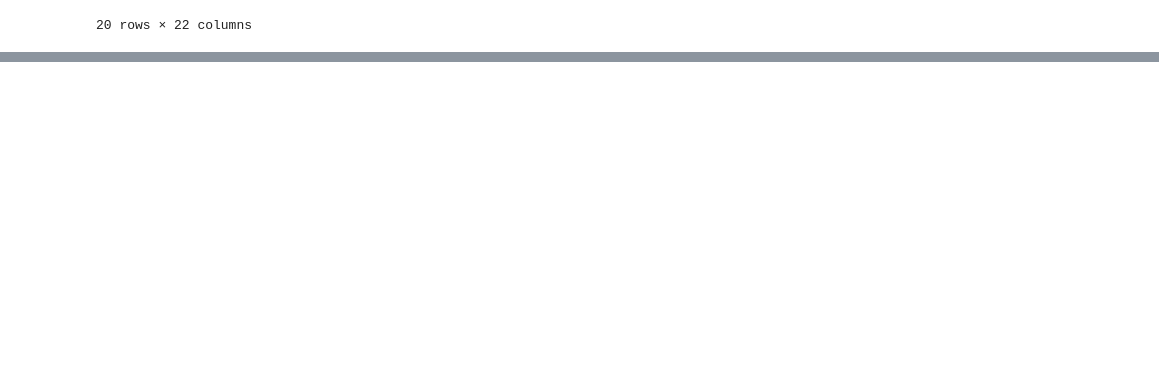
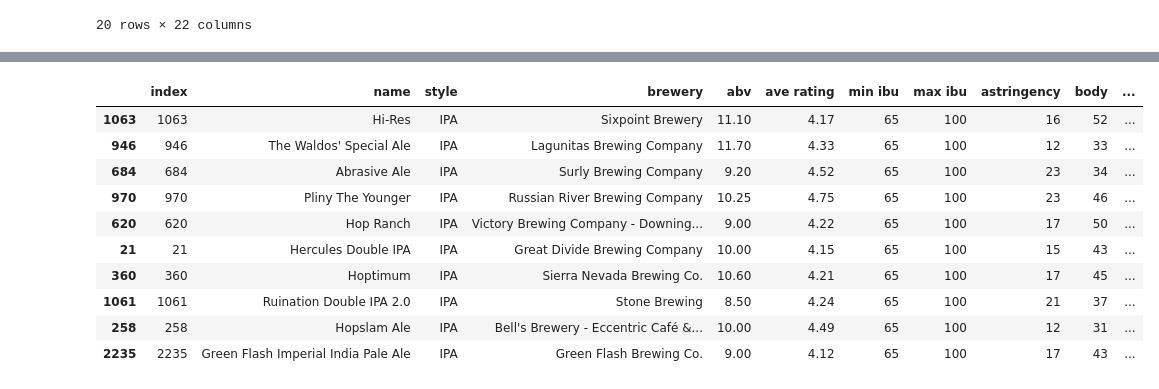
Before and after one commit to ltexp1998/zytholic_project, a Jupyter notebook: notebooks/atc_KMeans_base.ipynb, the cells around one changed output, grey strips where cells are left out. Cells and saved outputs as stored; diff of their text form; code cells hidden in the pictures; blank space fills up the shorter version.

Commit message:
Sigmoid recommender syst + removed state-country from features

```diff
--- a/notebooks/atc_KMeans_base.ipynb
+++ b/notebooks/atc_KMeans_base.ipynb
@@ -224,0 +163,10 @@ X_test[X_test.group == 16]
+# %%
+model = BaseModel()
+
+model.get_data()
+
+model.set_preprocess_pipeline()
+
+model.process_data()
+
+model.fit()
@@ -224,0 +179,5 @@ X_test[X_test.group == 16]
+# %%
+sigmoid = sigmoid_kernel(
+    model.X_train_proc,
+    model.X_train_proc
+)
@@ -224,0 +200,7 @@ X_test[X_test.group == 16]
+# %%
+
+df = model.X_train.copy()
+df.reset_index(drop=True, inplace=True)
+df.reset_index(inplace=True)
+index = df.iloc[:,:4]
+#index
@@ -224,0 +221,25 @@ X_test[X_test.group == 16]
+# %%
+
+def content(name,sigmoid=sigmoid):
+        position = df[df.name == name]['index']
+        score = sorted(
+            list(enumerate(sigmoid[position][0])),
+            key=lambda x:x[1],reverse=True)
+        indices = score[1:11]
+        beers_indices = [i[0] for i in indices]
+        # Top 10 most similar beers
+        return df.iloc[beers_indices]
+# %%
+content('Delirium Argentum')
+# %% [output]
+|  | index | name | style | brewery | abv | ave rating | min ibu | max ibu | astringency | body | ... |
+| 1063 | 1063 | Hi-Res | IPA | Sixpoint Brewery | 11.10 | 4.17 | 65 | 100 | 16 | 52 | ... |
+| 946 | 946 | The Waldos' Special Ale | IPA | Lagunitas Brewing Company | 11.70 | 4.33 | 65 | 100 | 12 | 33 | ... |
+| 684 | 684 | Abrasive Ale | IPA | Surly Brewing Company | 9.20 | 4.52 | 65 | 100 | 23 | 34 | ... |
+| 970 | 970 | Pliny The Younger | IPA | Russian River Brewing Company | 10.25 | 4.75 | 65 | 100 | 23 | 46 | ... |
+| 620 | 620 | Hop Ranch | IPA | Victory Brewing Company - Downing... | 9.00 | 4.22 | 65 | 100 | 17 | 50 | ... |
+| 21 | 21 | Hercules Double IPA | IPA | Great Divide Brewing Company | 10.00 | 4.15 | 65 | 100 | 15 | 43 | ... |
+| 360 | 360 | Hoptimum | IPA | Sierra Nevada Brewing Co. | 10.60 | 4.21 | 65 | 100 | 17 | 45 | ... |
+| 1061 | 1061 | Ruination Double IPA 2.0 | IPA | Stone Brewing | 8.50 | 4.24 | 65 | 100 | 21 | 37 | ... |
+| 258 | 258 | Hopslam Ale | IPA | Bell's Brewery - Eccentric Café &... | 10.00 | 4.49 | 65 | 100 | 12 | 31 | ... |
+| 2235 | 2235 | Green Flash Imperial India Pale Ale | IPA | Green Flash Brewing Co. | 9.00 | 4.12 | 65 | 100 | 17 | 43 | ... |
```
Also changed, not shown: parts of 16 cells of this notebook, 1 other file.
